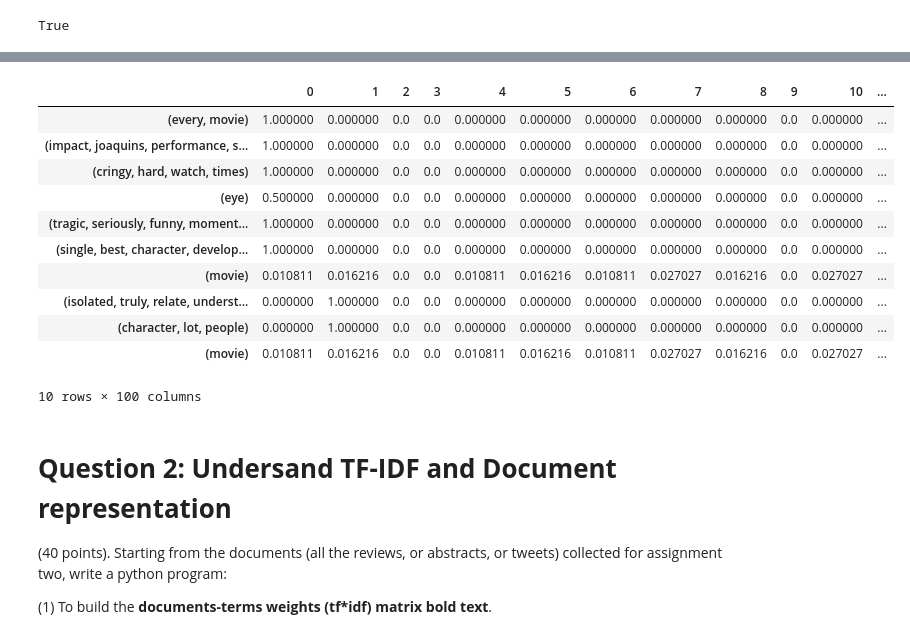
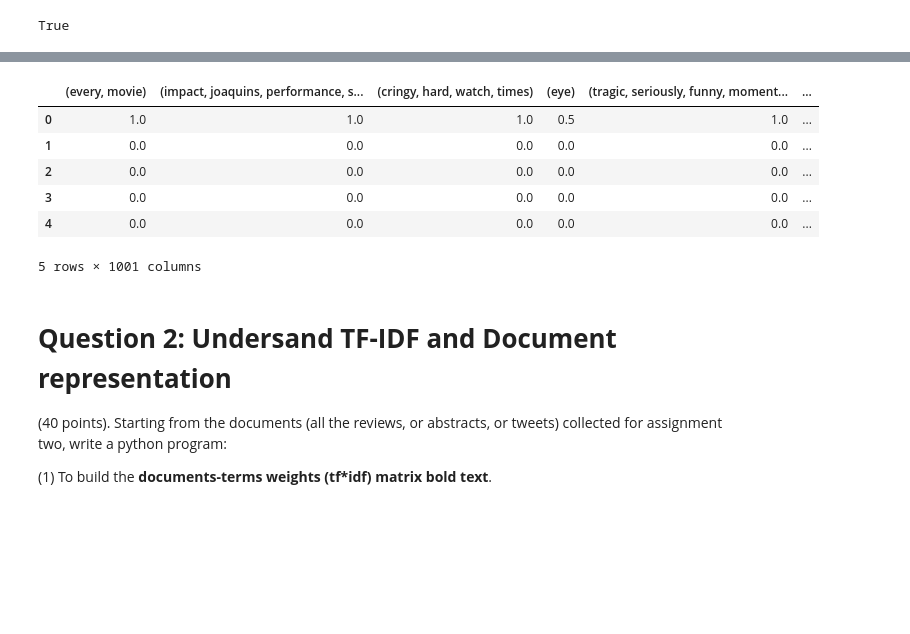
Before and after one commit to akhiltabjula/ComputationalMethodsForInformationSystems, a Jupyter notebook: INFO5731_Assignment_Three.ipynb, the cells around one changed output, grey strips where cells are left out. Saved outputs shown, nothing was run; the diff lists cells and outputs as text; code cells hidden in the pictures; blank space fills up the shorter version.

```diff
--- a/INFO5731_Assignment_Three.ipynb
+++ b/INFO5731_Assignment_Three.ipynb
@@ -245,20 +246,15 @@ final_list = list(itertools.chain.from_iterable(nouns_list))
 result_df=pd.DataFrame(noun_frequency).T
 result_df.columns = final_list
 # %%
-result_df.T.head(10)
+result_df.head(5)
 # %% [output]
-|  | 0 | 1 | 2 | 3 | 4 | 5 | 6 | 7 | 8 | 9 | 10 | ... |
-| (every, movie) | 1.000000 | 0.000000 | 0.0 | 0.0 | 0.000000 | 0.000000 | 0.000000 | 0.000000 | 0.000000 | 0.0 | 0.000000 | ... |
-| (impact, joaquins, performance, s... | 1.000000 | 0.000000 | 0.0 | 0.0 | 0.000000 | 0.000000 | 0.000000 | 0.000000 | 0.000000 | 0.0 | 0.000000 | ... |
-| (cringy, hard, watch, times) | 1.000000 | 0.000000 | 0.0 | 0.0 | 0.000000 | 0.000000 | 0.000000 | 0.000000 | 0.000000 | 0.0 | 0.000000 | ... |
-| (eye) | 0.500000 | 0.000000 | 0.0 | 0.0 | 0.000000 | 0.000000 | 0.000000 | 0.000000 | 0.000000 | 0.0 | 0.000000 | ... |
-| (tragic, seriously, funny, moment... | 1.000000 | 0.000000 | 0.0 | 0.0 | 0.000000 | 0.000000 | 0.000000 | 0.000000 | 0.000000 | 0.0 | 0.000000 | ... |
-| (single, best, character, develop... | 1.000000 | 0.000000 | 0.0 | 0.0 | 0.000000 | 0.000000 | 0.000000 | 0.000000 | 0.000000 | 0.0 | 0.000000 | ... |
-| (movie) | 0.010811 | 0.016216 | 0.0 | 0.0 | 0.010811 | 0.016216 | 0.010811 | 0.027027 | 0.016216 | 0.0 | 0.027027 | ... |
-| (isolated, truly, relate, underst... | 0.000000 | 1.000000 | 0.0 | 0.0 | 0.000000 | 0.000000 | 0.000000 | 0.000000 | 0.000000 | 0.0 | 0.000000 | ... |
-| (character, lot, people) | 0.000000 | 1.000000 | 0.0 | 0.0 | 0.000000 | 0.000000 | 0.000000 | 0.000000 | 0.000000 | 0.0 | 0.000000 | ... |
-| (movie) | 0.010811 | 0.016216 | 0.0 | 0.0 | 0.010811 | 0.016216 | 0.010811 | 0.027027 | 0.016216 | 0.0 | 0.027027 | ... |
+|  | (every, movie) | (impact, joaquins, performance, s... | (cringy, hard, watch, times) | (eye) | (tragic, seriously, funny, moment... | ... |
+| 0 | 1.0 | 1.0 | 1.0 | 0.5 | 1.0 | ... |
+| 1 | 0.0 | 0.0 | 0.0 | 0.0 | 0.0 | ... |
+| 2 | 0.0 | 0.0 | 0.0 | 0.0 | 0.0 | ... |
+| 3 | 0.0 | 0.0 | 0.0 | 0.0 | 0.0 | ... |
+| 4 | 0.0 | 0.0 | 0.0 | 0.0 | 0.0 | ... |
-10 rows × 100 columns
+5 rows × 1001 columns
 # %% [markdown]
 
 # **Question 2: Undersand TF-IDF and Document representation**
```
Also changed, not shown: parts of 7 cells of this notebook.
